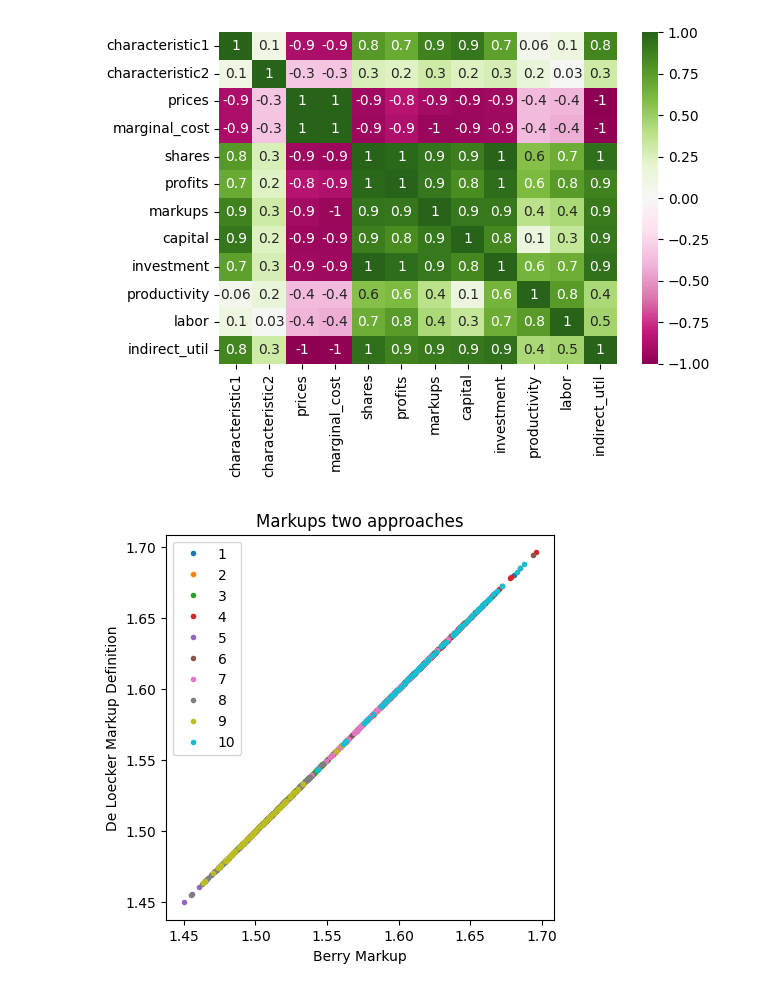
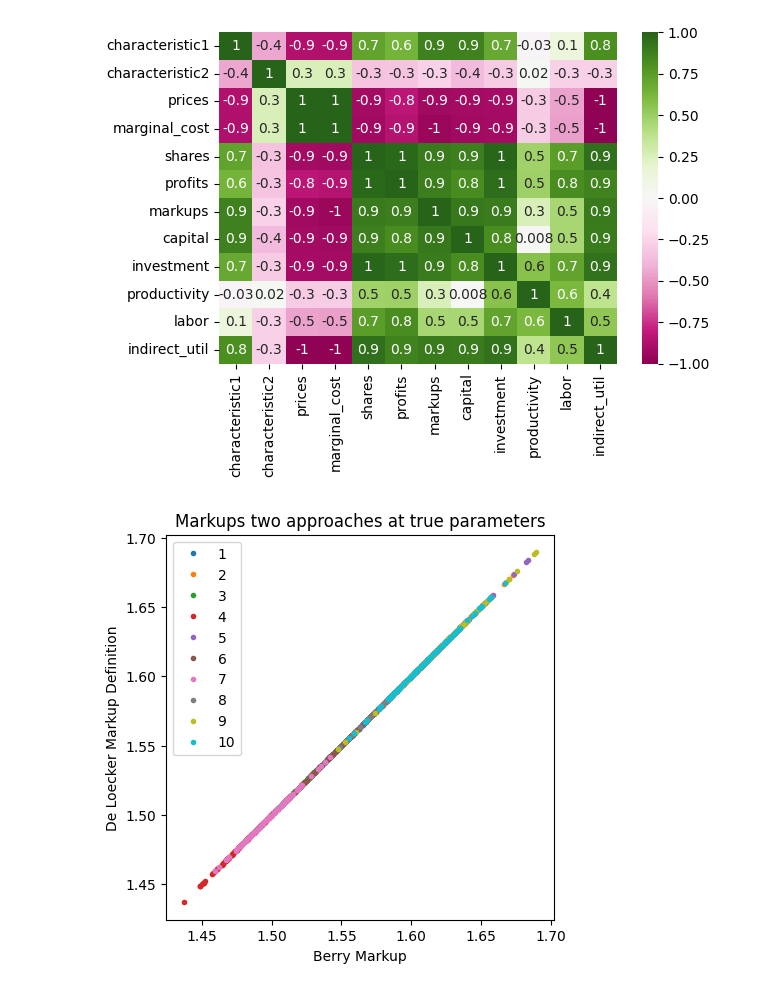
Before and after one commit to anuscabc/markdown_estimation, a Jupyter notebook: plots/plot_single_run_integrated.ipynb, the cells around one changed output. Saved outputs shown, nothing was run; the diff lists cells and outputs as text; code cells hidden in the pictures.

Commit message:
integrated model works do more on the estimation side

```diff
--- a/plots/plot_single_run_integrated.ipynb
+++ b/plots/plot_single_run_integrated.ipynb
@@ -4,7 +4,7 @@ import matplotlib.pyplot as plt
 import seaborn as sns
 import numpy as np
 # %%
-df= pd.read_csv('../data/market_integrates_2.csv')
+df= pd.read_csv('../data/market_integrates_3.csv')
 # %%
 fig, (ax1, ax2) = plt.subplots(1, 2)
 
@@ -102,37 +102,37 @@ fig = sns.heatmap(heatmap_df.corr(), vmin = -1., vmax=1., cmap="PiYG", annot=Tru
 plt.tight_layout()
 plt.savefig('correlation_map_model.pdf')
 # %% [output]
-[figure, old version]
+[figure, new version]
 # %%
 # markups_deloecker = (0.3**2)*(df.prices*(df.e_quantity/(np.exp(1+df.productivity)*df.capital**0.7)))/((0.5**2)*df.labor)
 # markup_hall = (df.e_quantity/0.3*df.labor)
 markups_deloecker = (0.3*df.prices*df.e_quantity)/(0.5*df.labor)
 df['markups_deloecker'] = markups_deloecker
 
 x45 = [0.5, 3.5]
 y45 = [0.5, 3.5]
 
 
 groups = df.groupby('firm_ids')
 
 # Plot
 fig, ax = plt.subplots(figsize=(5, 5))
 ax.margins(0.05) # Optional, just adds 5% padding to the autoscaling
 for name, group in groups:
     ax.plot(group.markups, group.markups_deloecker, marker='o', linestyle='', ms=3, label=name)
 ax.legend()
 # plt.plot(x45, y45)
-plt.title("Markups two approaches")
+plt.title("Markups two approaches at true parameters")
 plt.xlabel("Berry Markup")
 plt.ylabel("De Loecker Markup Definition")
 plt.show()
 
 
 # plt.scatter(df.markups, markups_deloecker, color='pink')
 # # plt.scatter(df.markups, markups_hall)
 # plt.show()
 # %% [output]
-[figure, old version]
+[figure, new version]
 # %%
 # Check the same think on the marginal cost
 mc_deloecker = (0.5/0.3)*(df.labor/(df.e_quantity/(np.exp(1+df.productivity)*df.capital**0.7)))
```
Also changed, not shown: parts of 5 cells of this notebook, 6 other files.
